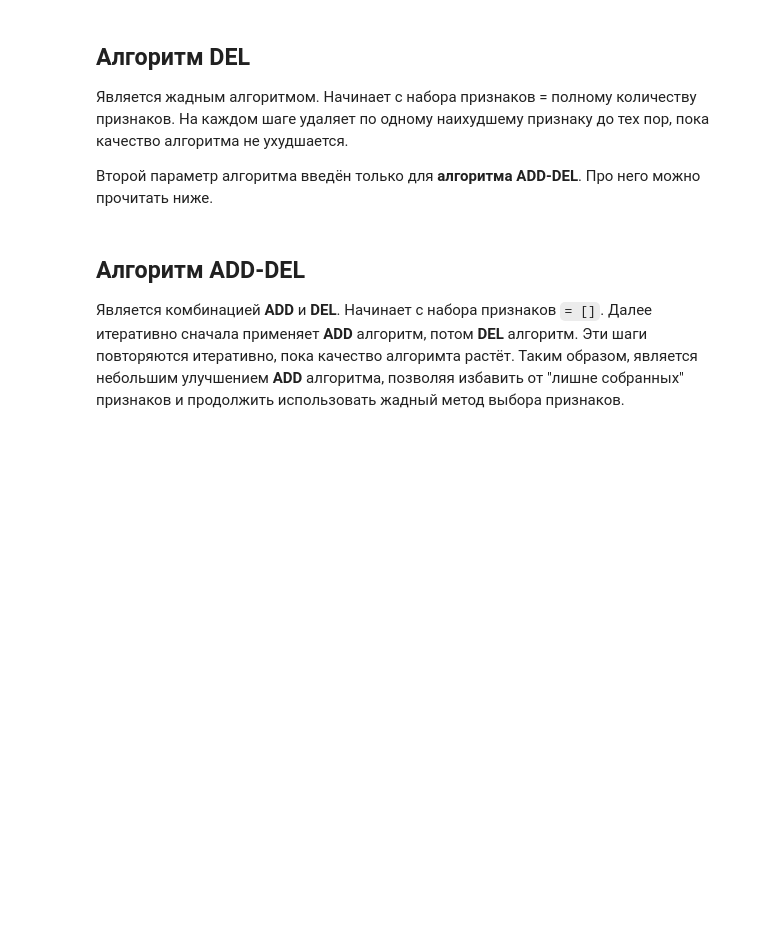
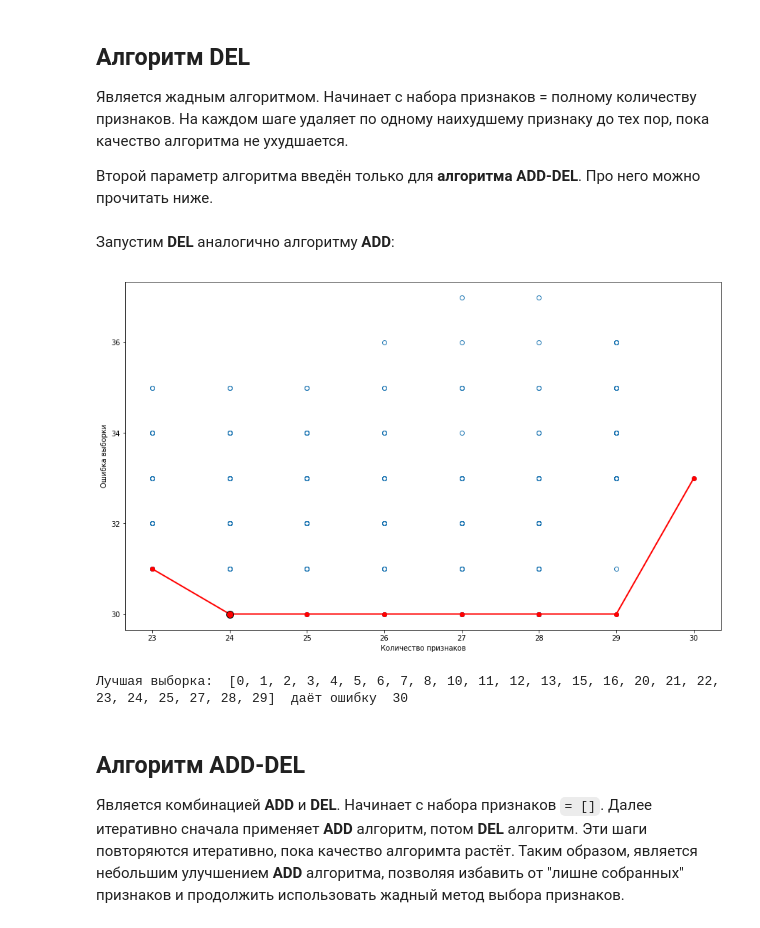
Before and after one commit to Dmitriy-kiselyov/MachineLearning, a Jupyter notebook: ipynb/feature_selection.ipynb, the cells around one changed output. Drawn from its saved outputs; the diff is of its cells as text; code cells hidden in the pictures; blank space fills up the shorter version.

```diff
--- a/ipynb/feature_selection.ipynb
+++ b/ipynb/feature_selection.ipynb
@@ -128,11 +192,20 @@ def selection_add(dataset, result=None):
 # %%
 def selection_del(dataset, result=None):
     feature_count = get_feature_count(dataset)
+    log = []
     if result is None:
         features_all = list(range(feature_count))
+        error = count_error(dataset, features_all)
+
+        log.append({
+            "error": error,
+            "feature_count": feature_count
+        })
+
         result = {
-            "error": count_error(dataset, features_all),
-            "features": features_all
+            "error": error,
+            "features": features_all,
+            "log": log
         }
 
     while len(result["features"]) > 1:
@@ -143,10 +216,17 @@ def selection_del(dataset, result=None):
             features.remove(feat)
 
             error = count_error(dataset, features)
+
+            log.append({
+                "error": error,
+                "feature_count": len(features)
+            })
+
             if error <= result_cur["error"]:
                 result_cur = {
                     "error": error,
-                    "features": features
+                    "features": features,
+                    "log": log
                 }
 
         if result_cur == result:
@@ -155,6 +235,17 @@ def selection_del(dataset, result=None):
         result = result_cur
 
     return result
+# %% [markdown]
+Запустим **DEL** аналогично алгоритму **ADD**:
+# %%
+result = selection_del(dataset)
+make_plot(dataset, result)
+plot.show()
+
+print("Лучшая выборка: ", result["features"], " даёт ошибку ", result["error"])
+# %% [output]
+[figure, added]
+Лучшая выборка:  [0, 1, 2, 3, 4, 5, 6, 7, 8, 10, 11, 12, 13, 15, 16, 20, 21, 22, 23, 24, 25, 27, 28, 29]  даёт ошибку  30
 # %% [markdown]
 ## Алгоритм ADD-DEL
 
```
Also changed, not shown: parts of 15 cells of this notebook, 5 other files.
